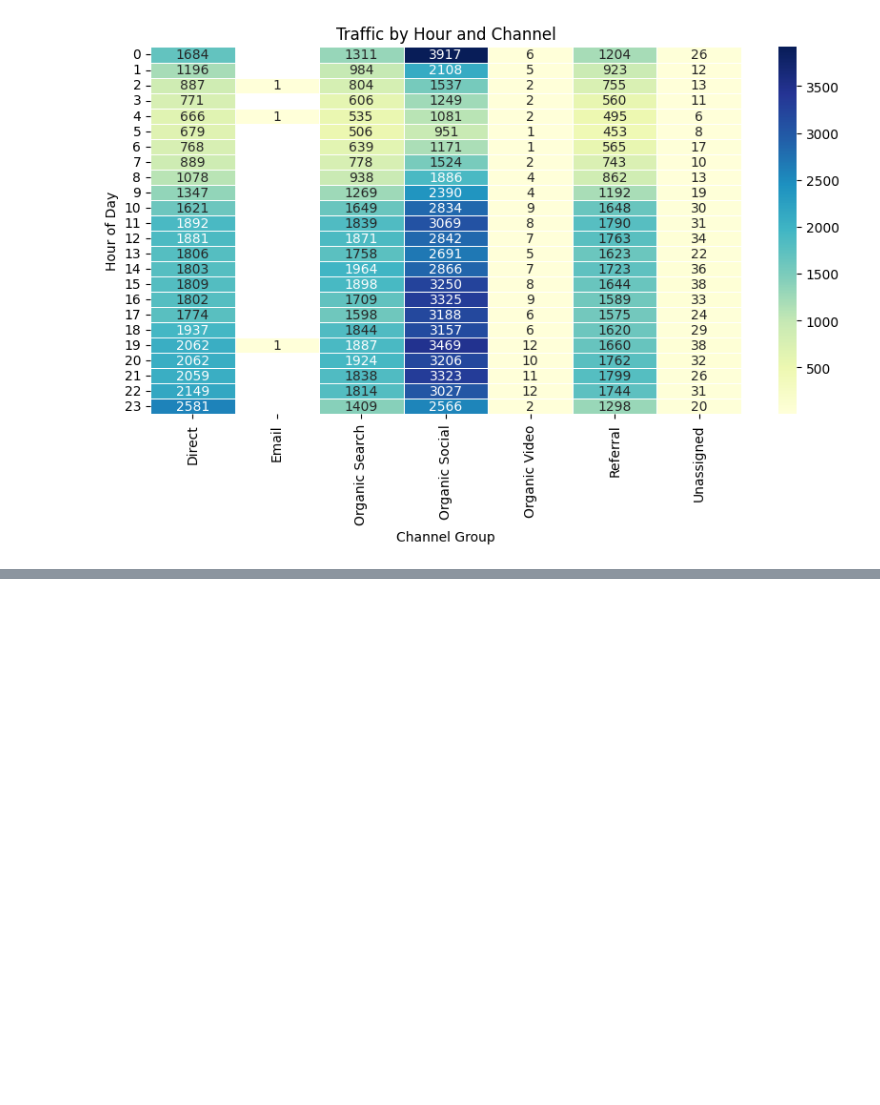
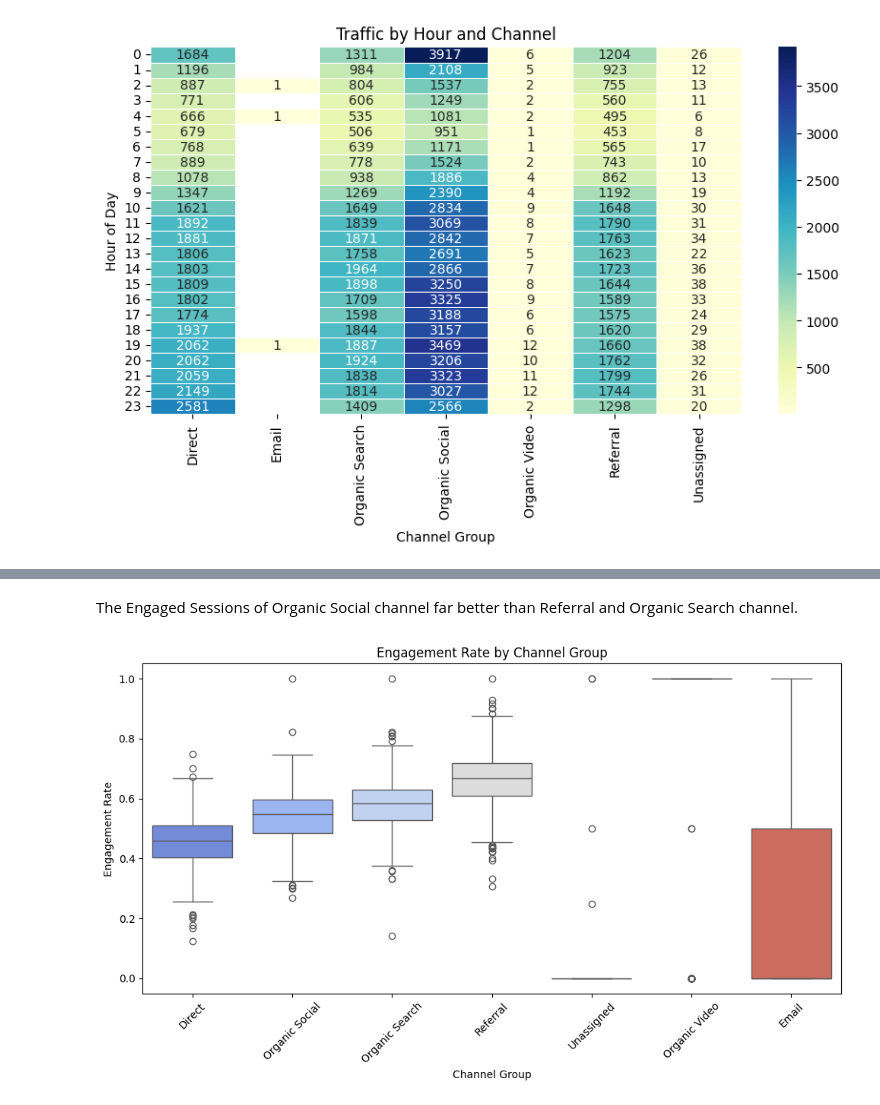
Before and after one commit to Mr-Biswas/May-June, a Jupyter notebook: End-to-End Web Traffic Analysis Using Python.ipynb, the cells around one changed output, grey strips where cells are left out. Cells and saved outputs as stored; diff of their text form; code cells hidden in the pictures; blank space fills up the shorter version.

```diff
--- a/End-to-End Web Traffic Analysis Using Python.ipynb
+++ b/End-to-End Web Traffic Analysis Using Python.ipynb
@@ -234,0 +274,13 @@ plt.show()
+# %% [markdown]
+The Engaged Sessions of Organic Social channel far better than Referral and Organic Search channel.
+# %%
+plt.figure(figsize=(10,6))
+sns.boxplot(x="channel group", y="Engagement rate", data=df, palette="coolwarm")
+plt.title("Engagement Rate by Channel Group")
+plt.xlabel("Channel Group")
+plt.ylabel("Engagement Rate")
+plt.xticks(rotation=45)
+plt.tight_layout()
+plt.show()
+# %% [output]
+[figure, added]
```
Also changed, not shown: parts of 40 cells of this notebook.
